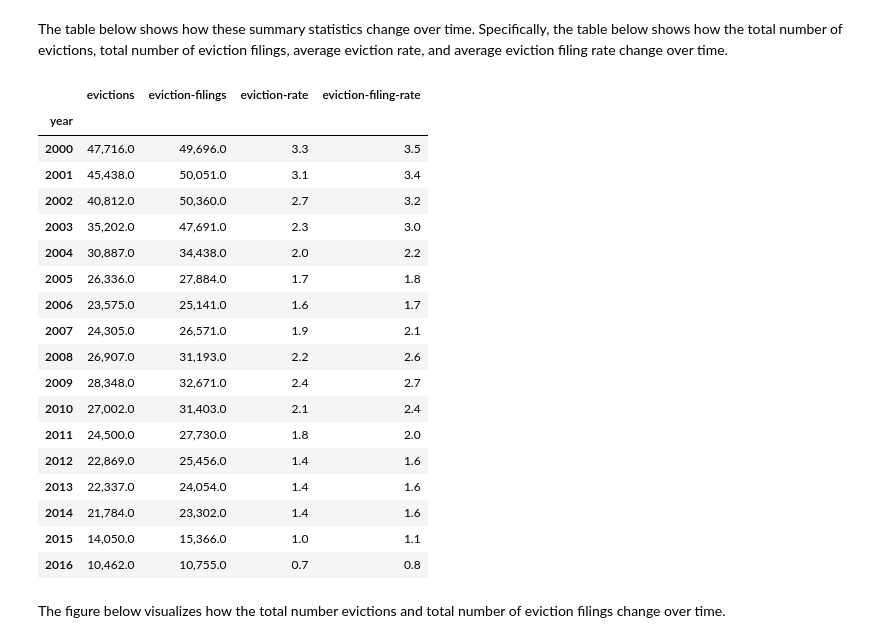
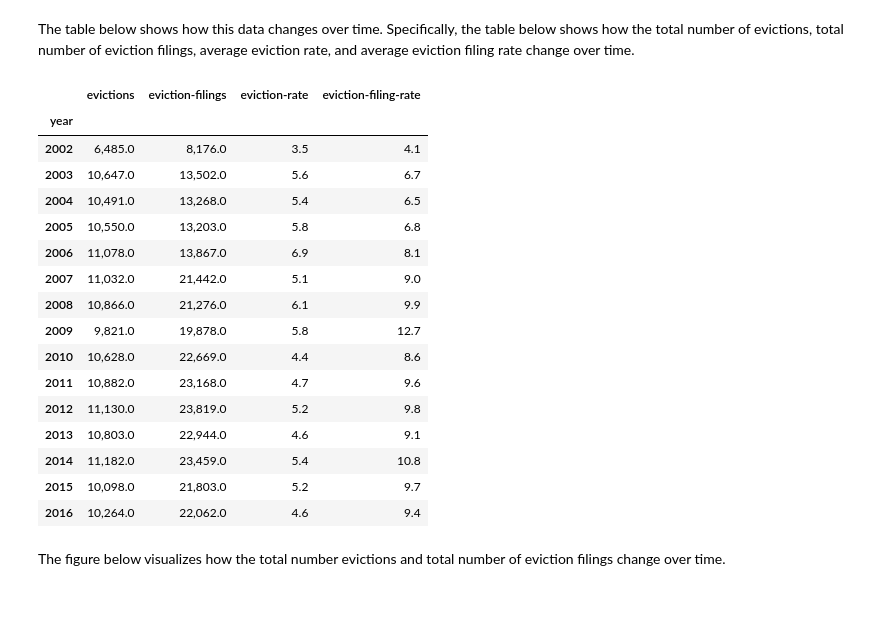
Before and after one commit to erika-tyagi/capp_30254, a Jupyter notebook: project/data_exploration.ipynb, the cells around one changed output. Saved outputs shown, nothing was run; the diff lists cells and outputs as text; code cells hidden in the pictures; blank space fills up the shorter version.

```diff
--- a/project/data_exploration.ipynb
+++ b/project/data_exploration.ipynb
@@ -43,19 +39,12 @@ The data must first be limited to Los Angeles County and exclude block groups wi
 # %%
 import pandas as pd
 import matplotlib.pyplot as plt
+pd.options.display.float_format = '{:,}'.format
 
-pd.set_option('display.max_columns', None)
-pd.set_option('display.max_rows', None)
-pd.options.display.float_format = '{:,}'.format
+# Load data
+df = pd.read_csv('data/block-groups_pa.csv')
+
+# Limit data
+df = df[df['parent-location'] == 'Philadelphia County, Pennsylvania']
+df = df[df['year'] >= 2002]
-# %%
-# Import data
-dtypes = {'name': str}
-df = pd.read_csv('data/block-groups.csv')
-
-# Limit to LA County
-df = df[df['parent-location'] == 'Los Angeles County, California']
-
-# Limit to block groups without missing evictions data across time span
-df['years_in_GEOID'] = df.groupby('GEOID')['year'].transform('count')
-df = df[df['years_in_GEOID'] == 17]
 # %% [markdown]
@@ -77,28 +70,30 @@ df[['evictions', 'eviction-filings', 'eviction-rate', 'eviction-filing-rate']].d
 # %% [markdown]
-The table below shows how these summary statistics change over time. Specifically, the table below shows how the total number of evictions, total number of eviction filings, average eviction rate, and average eviction filing rate change over time.
+The table below shows how this data changes over time. Specifically, the table below shows how the total number of evictions, total number of eviction filings, average eviction rate, and average eviction filing rate change over time.
 # %%
 # Summarize change over time
-df.groupby('year').agg({'evictions':'sum', 'eviction-filings':'sum', 'eviction-rate':'mean', 'eviction-filing-rate':'mean'}).round(1)
+df.groupby('year').agg(
+    {'evictions':'sum',
+     'eviction-filings':'sum',
+     'eviction-rate':'mean',
+     'eviction-filing-rate':'mean'}).round(1)
 # %% [output]
 |  | evictions | eviction-filings | eviction-rate | eviction-filing-rate |
 | year |  |  |  |  |
-| 2000 | 47,716.0 | 49,696.0 | 3.3 | 3.5 |
-| 2001 | 45,438.0 | 50,051.0 | 3.1 | 3.4 |
-| 2002 | 40,812.0 | 50,360.0 | 2.7 | 3.2 |
-| 2003 | 35,202.0 | 47,691.0 | 2.3 | 3.0 |
-| 2004 | 30,887.0 | 34,438.0 | 2.0 | 2.2 |
-| 2005 | 26,336.0 | 27,884.0 | 1.7 | 1.8 |
-| 2006 | 23,575.0 | 25,141.0 | 1.6 | 1.7 |
-| 2007 | 24,305.0 | 26,571.0 | 1.9 | 2.1 |
-| 2008 | 26,907.0 | 31,193.0 | 2.2 | 2.6 |
-| 2009 | 28,348.0 | 32,671.0 | 2.4 | 2.7 |
-| 2010 | 27,002.0 | 31,403.0 | 2.1 | 2.4 |
-| 2011 | 24,500.0 | 27,730.0 | 1.8 | 2.0 |
-| 2012 | 22,869.0 | 25,456.0 | 1.4 | 1.6 |
-| 2013 | 22,337.0 | 24,054.0 | 1.4 | 1.6 |
-| 2014 | 21,784.0 | 23,302.0 | 1.4 | 1.6 |
-| 2015 | 14,050.0 | 15,366.0 | 1.0 | 1.1 |
-| 2016 | 10,462.0 | 10,755.0 | 0.7 | 0.8 |
+| 2002 | 6,485.0 | 8,176.0 | 3.5 | 4.1 |
+| 2003 | 10,647.0 | 13,502.0 | 5.6 | 6.7 |
+| 2004 | 10,491.0 | 13,268.0 | 5.4 | 6.5 |
+| 2005 | 10,550.0 | 13,203.0 | 5.8 | 6.8 |
+| 2006 | 11,078.0 | 13,867.0 | 6.9 | 8.1 |
+| 2007 | 11,032.0 | 21,442.0 | 5.1 | 9.0 |
+| 2008 | 10,866.0 | 21,276.0 | 6.1 | 9.9 |
+| 2009 | 9,821.0 | 19,878.0 | 5.8 | 12.7 |
+| 2010 | 10,628.0 | 22,669.0 | 4.4 | 8.6 |
+| 2011 | 10,882.0 | 23,168.0 | 4.7 | 9.6 |
+| 2012 | 11,130.0 | 23,819.0 | 5.2 | 9.8 |
+| 2013 | 10,803.0 | 22,944.0 | 4.6 | 9.1 |
+| 2014 | 11,182.0 | 23,459.0 | 5.4 | 10.8 |
+| 2015 | 10,098.0 | 21,803.0 | 5.2 | 9.7 |
+| 2016 | 10,264.0 | 22,062.0 | 4.6 | 9.4 |
 # %% [markdown]
 The figure below visualizes how the total number evictions and total number of eviction filings change over time.
 # %%
```
Also changed, not shown: parts of 11 cells of this notebook.
